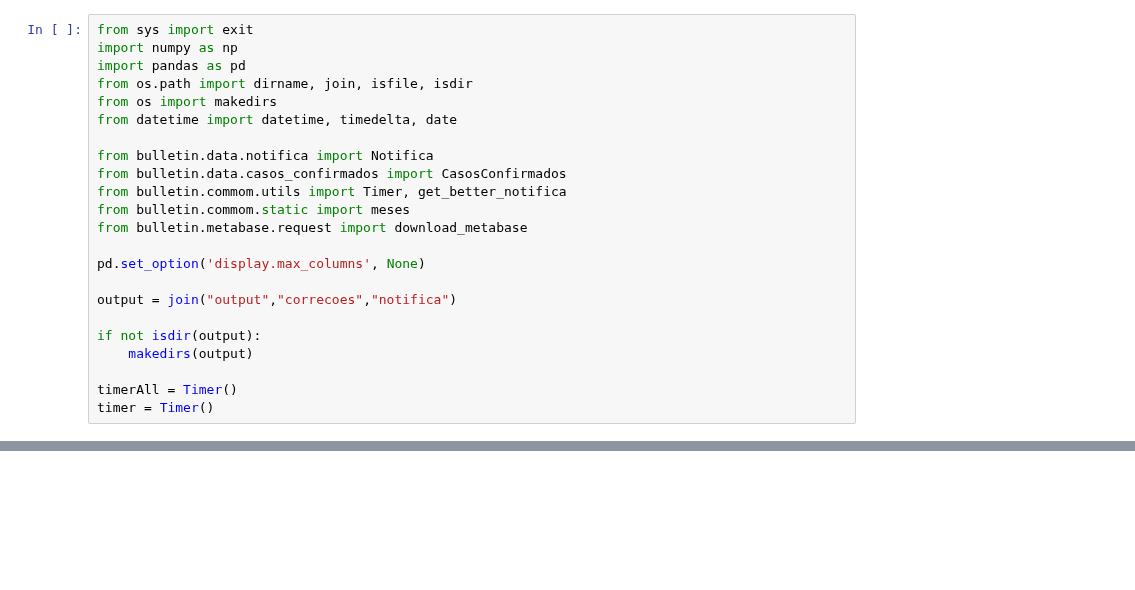
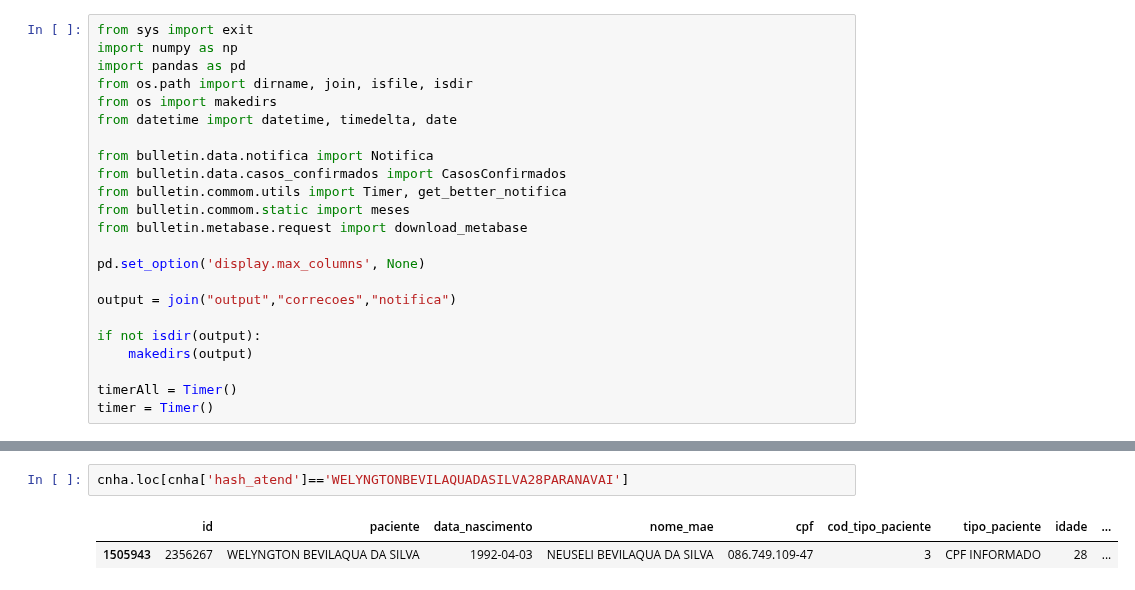
Before and after one commit to vinnylg/covid19datascience, a Jupyter notebook: merge_notifica.ipynb, the cells around one changed output, grey strips where cells are left out. Cells and saved outputs as stored; diff of their text form; blank space fills up the shorter version.

```diff
--- a/merge_notifica.ipynb
+++ b/merge_notifica.ipynb
@@ -59,0 +76,5 @@ print(merge_casos_confirmados.shape)
+# %%
+cnha.loc[cnha['hash_atend']=='WELYNGTONBEVILAQUADASILVA28PARANAVAI']
+# %% [output]
+|  | id | paciente | data_nascimento | nome_mae | cpf | cod_tipo_paciente | tipo_paciente | idade | ... |
+| 1505943 | 2356267 | WELYNGTON BEVILAQUA DA SILVA | 1992-04-03 | NEUSELI BEVILAQUA DA SILVA | 086.749.109-47 | 3 | CPF INFORMADO | 28 | ... |
```
Also changed, not shown: parts of 15 cells of this notebook, 4 other files.
